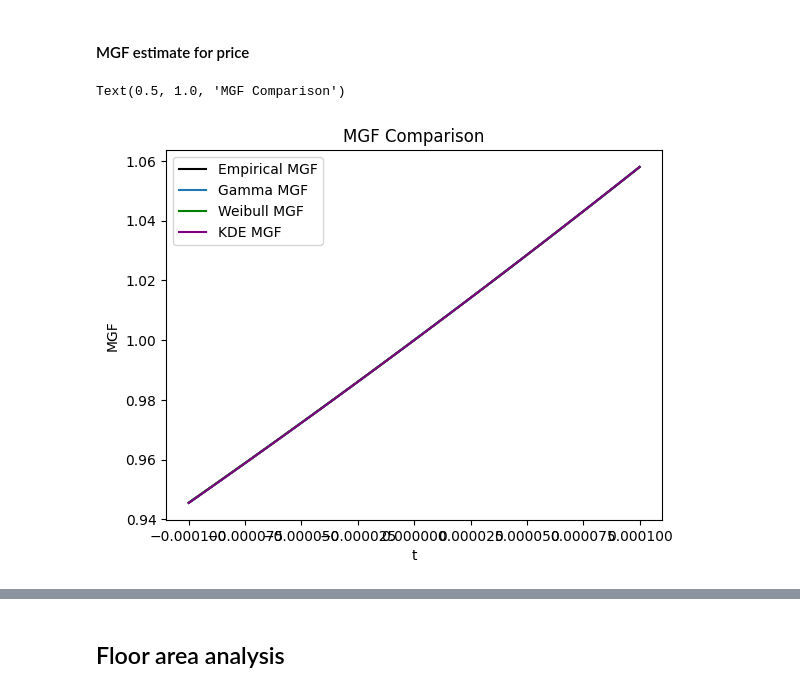
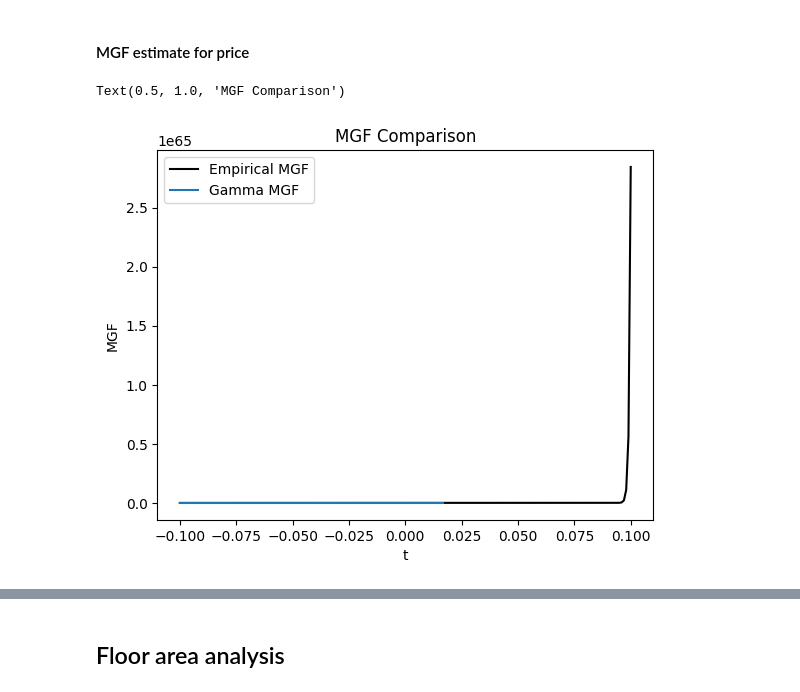
Before and after one commit to luna-ortus-cor/EC4305-Project, a Jupyter notebook: copula/marginal.ipynb, the cells around one changed output, grey strips where cells are left out. Cells and saved outputs as stored; diff of their text form; code cells hidden in the pictures.

```diff
--- a/copula/marginal.ipynb
+++ b/copula/marginal.ipynb
@@ -375,38 +380,39 @@ print(distance_results)
 def mgf_empirical(data, t):
     return np.mean(np.exp(t * data))
 
-t_values = np.linspace(-0.0001, 0.0001, 100)
+t_values = np.linspace(-0.1, 0.1, 200)
 mgf_empirical_values = [mgf_empirical(price, t) for t in t_values]
 
 # MGF for fitted gamma
 def mgf_gamma(t, shape, scale):
     return (1 - scale * t) ** -shape
 mgf_gamma_values = [mgf_gamma(t, g_shape, g_scale) for t in t_values]
 
 # MGF for fitted weibull
 from scipy.special import gamma as gamma_func
 import math
 def mgf_weibull(t, c, scale):
     return sum((t**n / math.factorial(n)) * (scale**n) * gamma_func(1 + n/c) for n in range(100))
 mgf_weibull_values = [mgf_weibull(t, w_c, w_scale) for t in t_values]
+
 
 # MGF for KDE
 def mgf_kde(t, x_grid, pdf_kde):
     integrand = np.exp(t * x_grid) * pdf_kde
     return np.trapz(integrand, x_grid)
 
 mgf_kde_values = [mgf_kde(t, x, pdf_kde_price) for t in t_values]
 
 
 # Plot MGF comparisons
 plt.plot(t_values, mgf_empirical_values, label='Empirical MGF', color='black')
 plt.plot(t_values, mgf_gamma_values, label='Gamma MGF')
 plt.plot(t_values, mgf_weibull_values, label='Weibull MGF', color='green')
 plt.plot(t_values, mgf_kde_values, label='KDE MGF', color='purple')
 plt.xlabel('t')
 plt.ylabel('MGF')
 plt.legend()
 plt.title('MGF Comparison')
 # %% [output]
 Text(0.5, 1.0, 'MGF Comparison')
-[figure, old version]
+[figure, new version]
```
Also changed, not shown: parts of 9 cells of this notebook.
